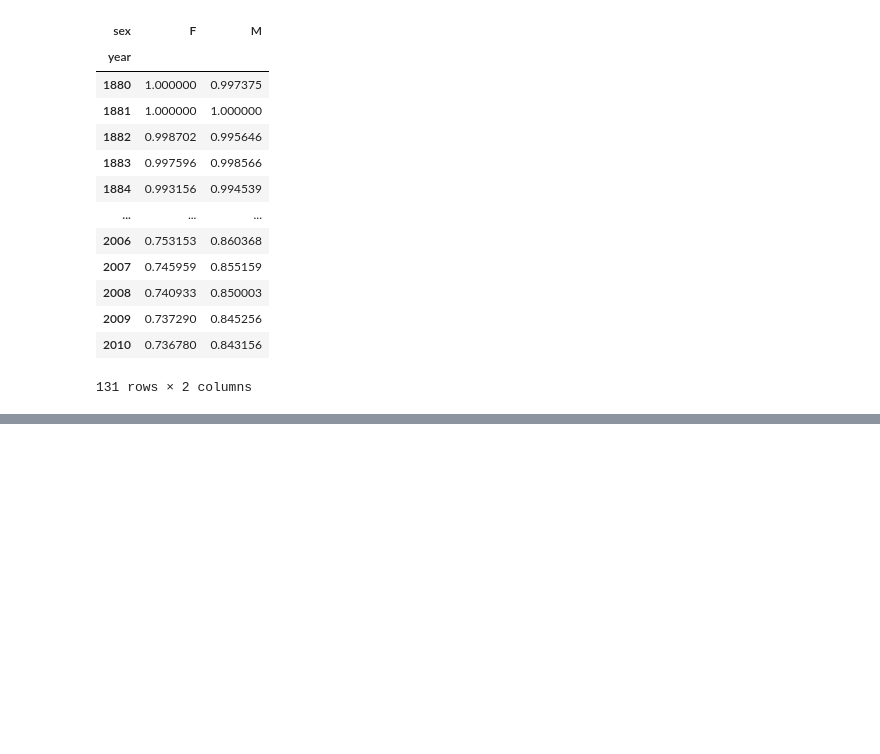
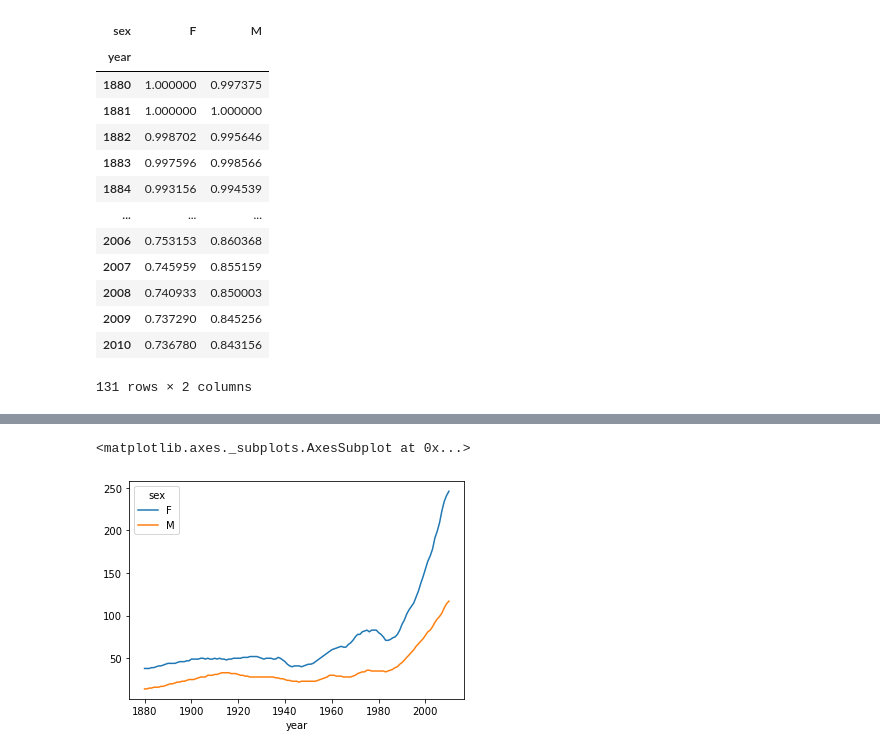
Before and after one commit to ikeven94/py_repo, a Jupyter notebook: Pandas_Numpy/Pandas_pivot_table.ipynb, the cells around one changed output, grey strips where cells are left out. Saved outputs shown, nothing was run; the diff lists cells and outputs as text; code cells hidden in the pictures; blank space fills up the shorter version.

```diff
--- a/Pandas_Numpy/Pandas_pivot_table.ipynb
+++ b/Pandas_Numpy/Pandas_pivot_table.ipynb
@@ -395,0 +507,5 @@ top1000.pivot_table('prop',index='year',columns='sex',aggfunc=sum)
+# %%
+diversity.unstack('sex').plot()
+# %% [output]
+<matplotlib.axes._subplots.AxesSubplot at 0x...>
+[figure, added]
```
Also changed, not shown: parts of 24 cells of this notebook.
